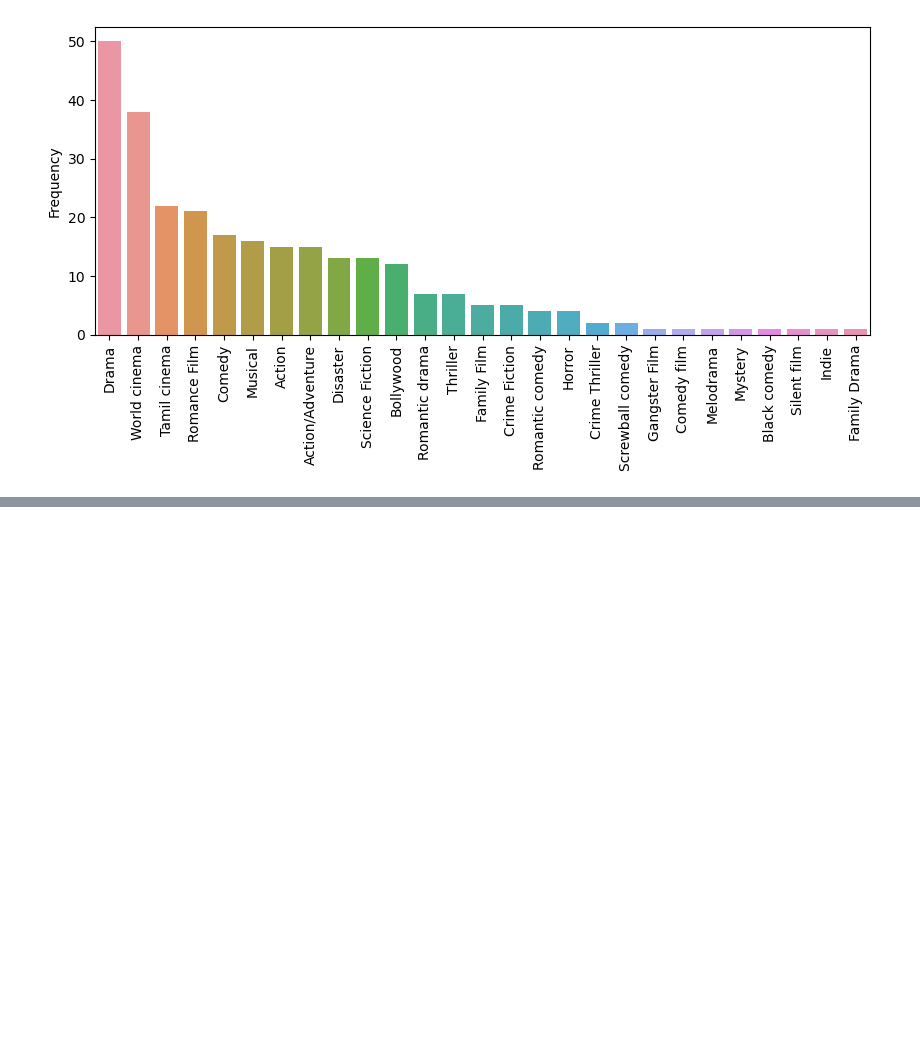
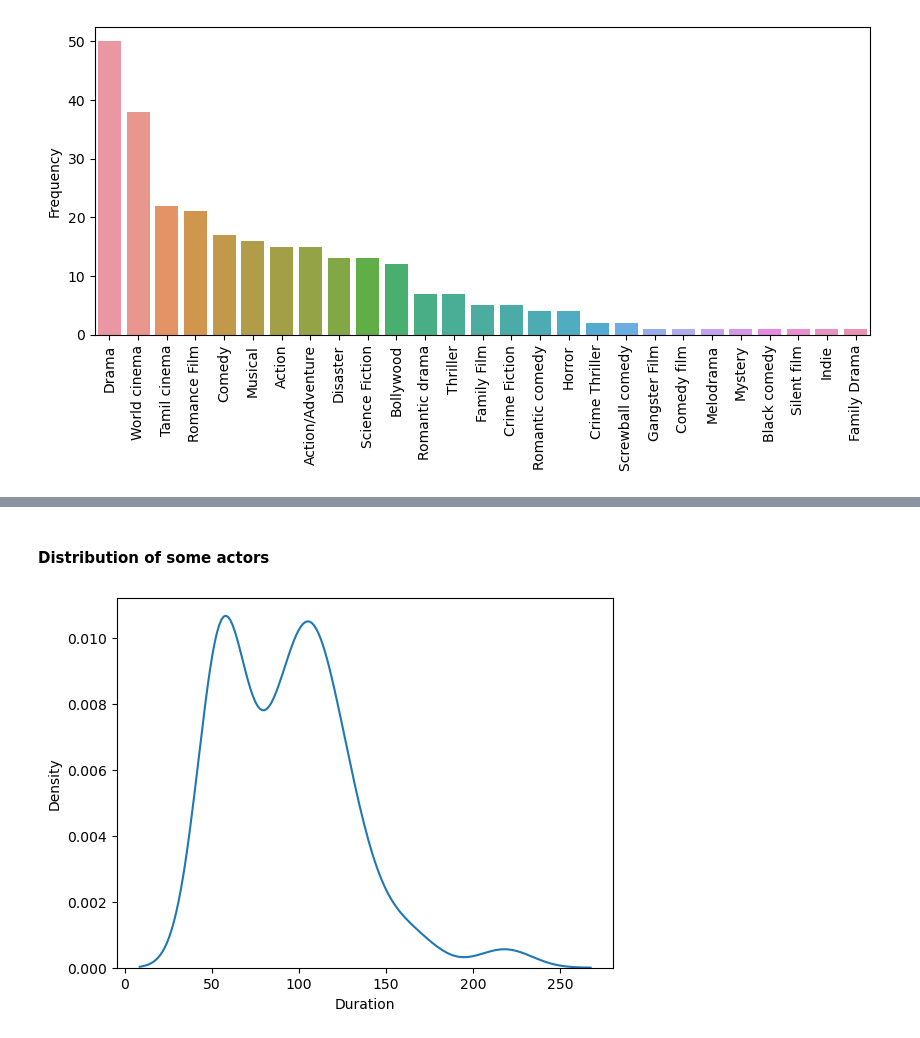
Before and after one commit to epfl-ada/ada-2023-project-advanceddataarsonists, a Jupyter notebook: initial_analyses.ipynb, the cells around one changed output, grey strips where cells are left out. Saved outputs shown, nothing was run; the diff lists cells and outputs as text; code cells hidden in the pictures; blank space fills up the shorter version.

Commit message:
Runtime kde plots per actor

```diff
--- a/initial_analyses.ipynb
+++ b/initial_analyses.ipynb
@@ -559,0 +575,18 @@ plt.show()
+# %%
+runtime_per_actor = runtime_per_actor[runtime_per_actor["runtimeMinutes"] != "\\N"]
+# %%
+runtime_per_actor = runtime_per_actor.groupby(["nconst", "actor_name"]).agg(list).reset_index()
+# %%
+runtime_per_actor["runtimeMinutes"] = runtime_per_actor["runtimeMinutes"].apply(lambda ls: list(map(lambda elem: int(elem), ls)))
+# %%
+runtime_per_actor['len'] = runtime_per_actor['runtimeMinutes'].apply(len)
+runtime_per_actor = runtime_per_actor.sort_values(by='len', ascending=False).drop(columns='len')
+# %% [markdown]
+#### Distribution of some actors
+# %%
+sns.kdeplot(runtime_per_actor["runtimeMinutes"].iloc[0])
+plt.ylabel("Density")
+plt.xlabel("Duration")
+plt.show()
+# %% [output]
+[figure, added]
```
Also changed, not shown: parts of 5 cells of this notebook.
